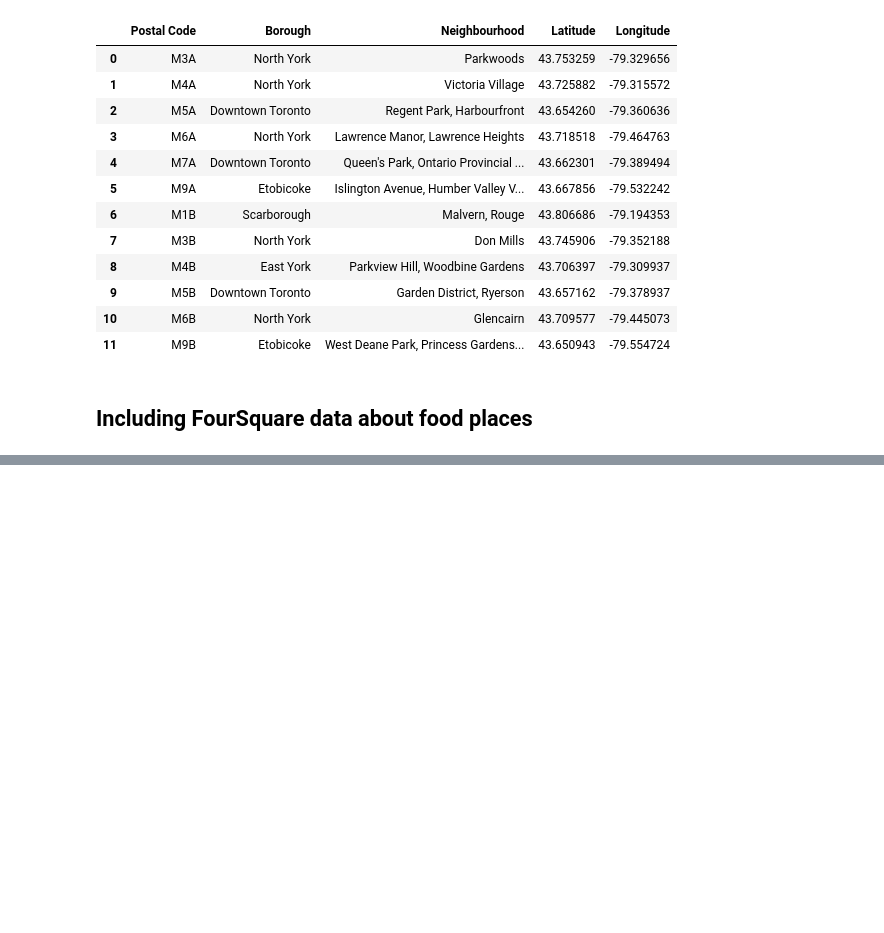
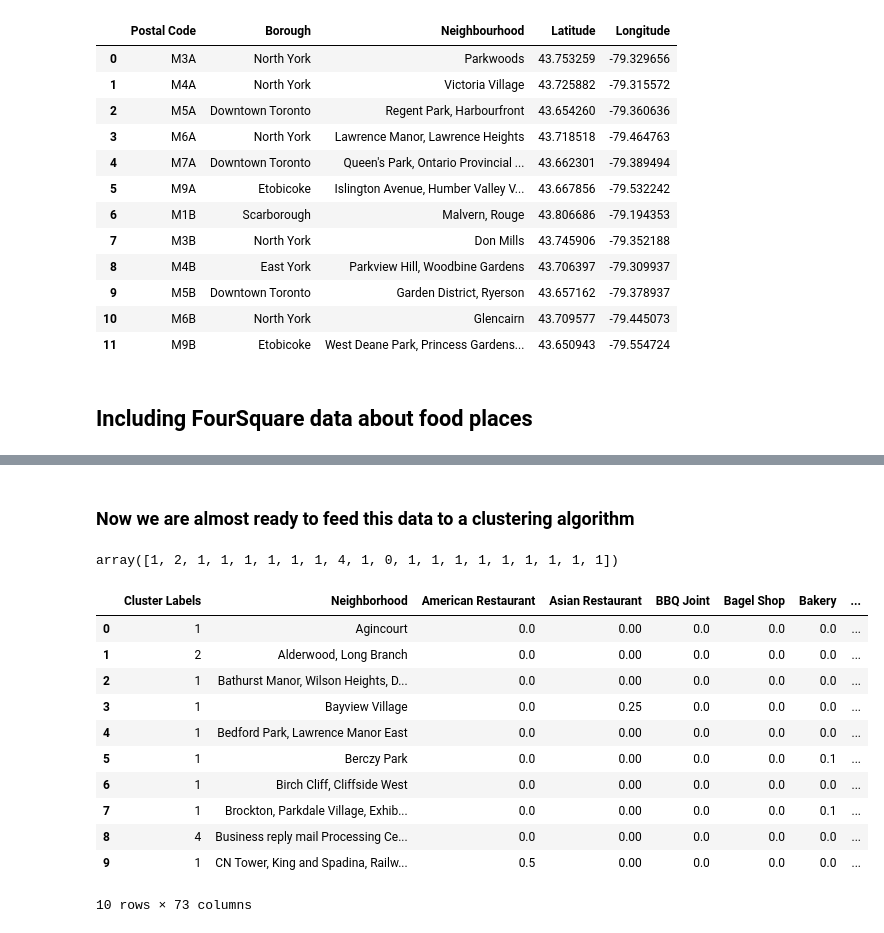
Before and after one commit to vesas/Coursera_Capstone, a Jupyter notebook: toronto_neighborhoods.ipynb, the cells around one changed output, grey strips where cells are left out. Cells and saved outputs as stored; diff of their text form; code cells hidden in the pictures; blank space fills up the shorter version.

Commit message:
added kmeans clustering

```diff
--- a/toronto_neighborhoods.ipynb
+++ b/toronto_neighborhoods.ipynb
@@ -228,0 +255,13 @@ map_toronto
+# %%
+
+# one hot encoding
+toronto_onehot = pd.get_dummies(nearby_venues_df[['Venue Category']], prefix="", prefix_sep="")
+
+# add neighborhood column back to dataframe
+toronto_onehot['Neighborhood'] = nearby_venues_df['Neighborhood']
+
+# move neighborhood column to the first column
+fixed_columns = [toronto_onehot.columns[-1]] + list(toronto_onehot.columns[:-1])
+toronto_onehot = toronto_onehot[fixed_columns]
+
+toronto_onehot.head()
@@ -228,0 +278,4 @@ map_toronto
+# %%
+
+toronto_onehot_grouped = toronto_onehot.groupby('Neighborhood').mean().reset_index()
+toronto_onehot_grouped.head()
@@ -228,0 +290,42 @@ map_toronto
+# %% [markdown]
+### Now we are almost ready to feed this data to a clustering algorithm
+# %%
+from sklearn.cluster import KMeans
+
+# set number of clusters
+kclusters = 5
+
+# Let's drop the Neighborhood column before feeding the dataframe into KMeans
+toronto_grouped_clustering = toronto_onehot_grouped.drop('Neighborhood', 1)
+
+# Train k-means clustering model
+kmeans = KMeans(n_clusters=kclusters, random_state=0).fit(toronto_grouped_clustering)
+
+# Check cluster labels generated for each row in the dataframe
+kmeans.labels_[0:20]
+# %% [output]
+array([1, 2, 1, 1, 1, 1, 1, 1, 4, 1, 0, 1, 1, 1, 1, 1, 1, 1, 1, 1])
+# %%
+
+# Let's create a new merged dataframe which will include cluster labels and lat&long information as well.
+toronto_merged = toronto_onehot_grouped
+
+# Let's add cluster labels
+toronto_merged.insert(0, 'Cluster Labels', kmeans.labels_)
+
+# Let's merge dataframes to add latitude/longitude for each neighborhood
+toronto_merged = toronto_merged.join(df.set_index('Neighbourhood'), on='Neighborhood')
+toronto_merged.head(10)
+# %% [output]
+|  | Cluster Labels | Neighborhood | American Restaurant | Asian Restaurant | BBQ Joint | Bagel Shop | Bakery | ... |
+| 0 | 1 | Agincourt | 0.0 | 0.00 | 0.0 | 0.0 | 0.0 | ... |
+| 1 | 2 | Alderwood, Long Branch | 0.0 | 0.00 | 0.0 | 0.0 | 0.0 | ... |
+| 2 | 1 | Bathurst Manor, Wilson Heights, D... | 0.0 | 0.00 | 0.0 | 0.0 | 0.0 | ... |
+| 3 | 1 | Bayview Village | 0.0 | 0.25 | 0.0 | 0.0 | 0.0 | ... |
+| 4 | 1 | Bedford Park, Lawrence Manor East | 0.0 | 0.00 | 0.0 | 0.0 | 0.0 | ... |
+| 5 | 1 | Berczy Park | 0.0 | 0.00 | 0.0 | 0.0 | 0.1 | ... |
+| 6 | 1 | Birch Cliff, Cliffside West | 0.0 | 0.00 | 0.0 | 0.0 | 0.0 | ... |
+| 7 | 1 | Brockton, Parkdale Village, Exhib... | 0.0 | 0.00 | 0.0 | 0.0 | 0.1 | ... |
+| 8 | 4 | Business reply mail Processing Ce... | 0.0 | 0.00 | 0.0 | 0.0 | 0.0 | ... |
+| 9 | 1 | CN Tower, King and Spadina, Railw... | 0.5 | 0.00 | 0.0 | 0.0 | 0.0 | ... |
+10 rows × 73 columns
```
Also changed, not shown: parts of 12 cells of this notebook.
